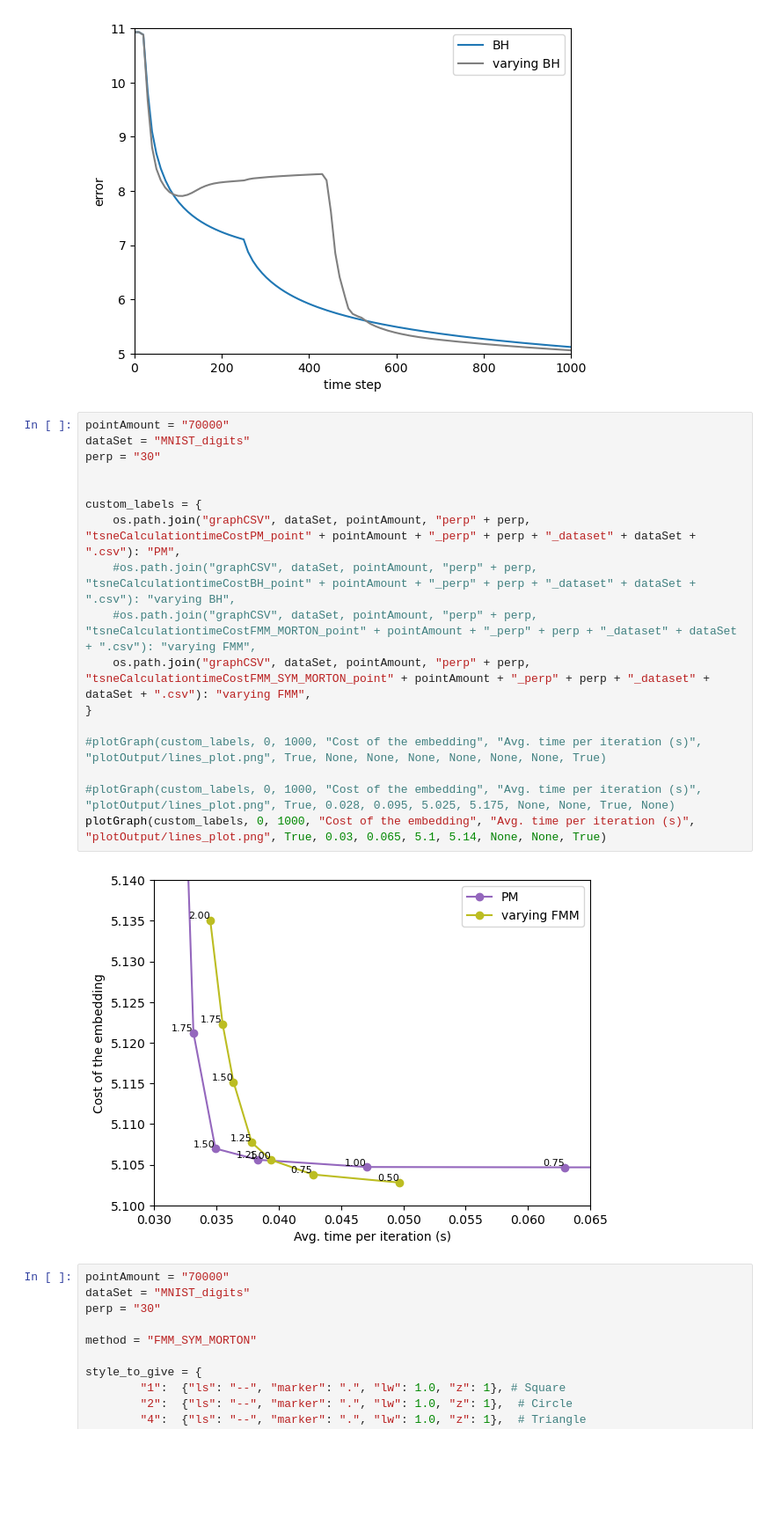
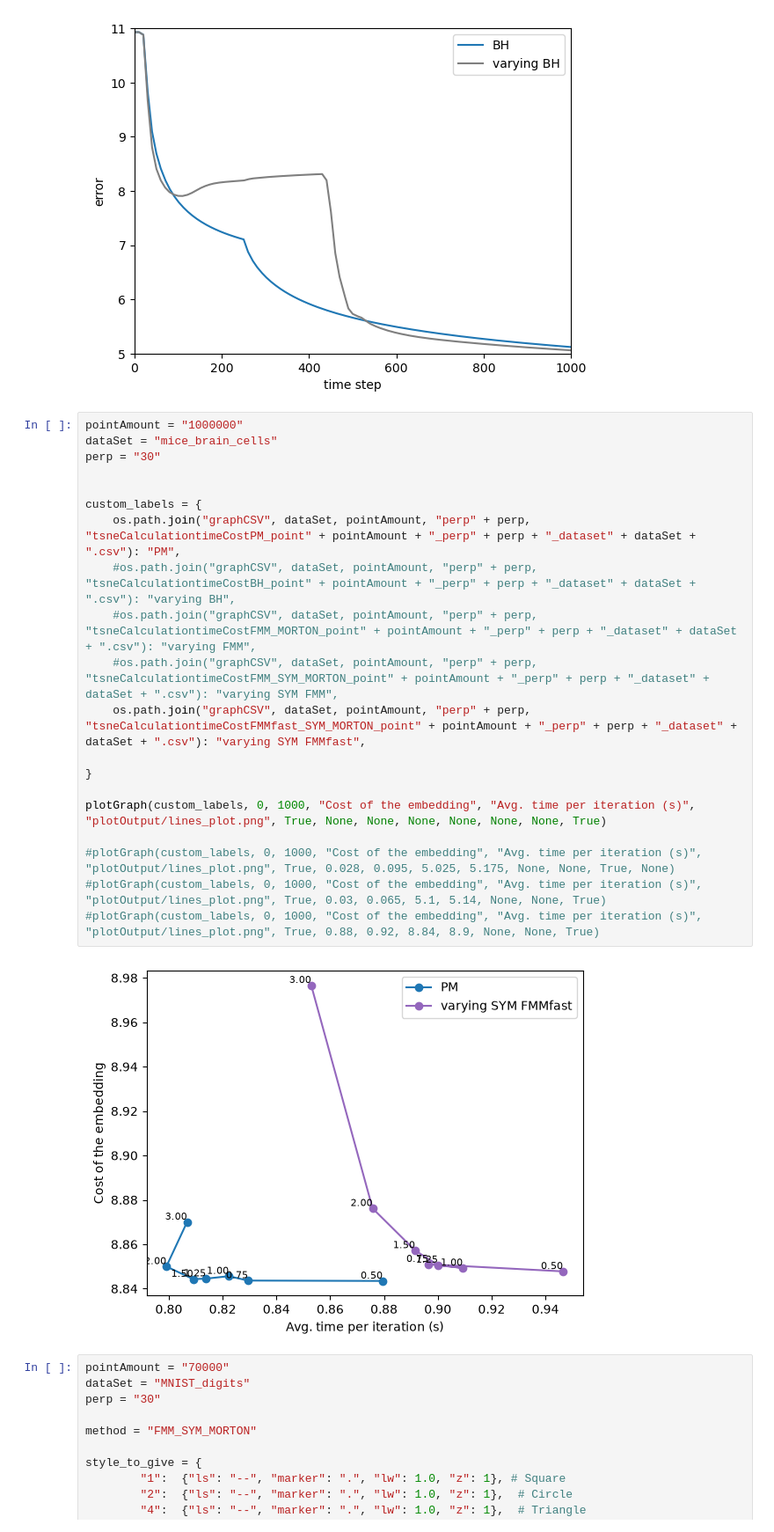
Before and after one commit to LucasFurer/FMM_tSNE, a Jupyter notebook: grapher.ipynb, the cells around one changed output. Shown at 88% size. Saved outputs shown, nothing was run; the diff lists cells and outputs as text; blank space fills up the shorter version.

```diff
--- a/grapher.ipynb
+++ b/grapher.ipynb
@@ -378,24 +401,27 @@ plotGraph(custom_labels, 0, 1000,"time step", "error", "plotOutput/lines_plot.pn
 # %% [output]
 [figure]
 # %%
-pointAmount = "70000"
-dataSet = "MNIST_digits"
+pointAmount = "1000000"
+dataSet = "mice_brain_cells"
 perp = "30"
 
 
 custom_labels = {
     os.path.join("graphCSV", dataSet, pointAmount, "perp" + perp, "tsneCalculationtimeCostPM_point" + pointAmount + "_perp" + perp + "_dataset" + dataSet + ".csv"): "PM",
     #os.path.join("graphCSV", dataSet, pointAmount, "perp" + perp, "tsneCalculationtimeCostBH_point" + pointAmount + "_perp" + perp + "_dataset" + dataSet + ".csv"): "varying BH",
     #os.path.join("graphCSV", dataSet, pointAmount, "perp" + perp, "tsneCalculationtimeCostFMM_MORTON_point" + pointAmount + "_perp" + perp + "_dataset" + dataSet + ".csv"): "varying FMM",
-    os.path.join("graphCSV", dataSet, pointAmount, "perp" + perp, "tsneCalculationtimeCostFMM_SYM_MORTON_point" + pointAmount + "_perp" + perp + "_dataset" + dataSet + ".csv"): "varying FMM",
+    #os.path.join("graphCSV", dataSet, pointAmount, "perp" + perp, "tsneCalculationtimeCostFMM_SYM_MORTON_point" + pointAmount + "_perp" + perp + "_dataset" + dataSet + ".csv"): "varying SYM FMM",
+    os.path.join("graphCSV", dataSet, pointAmount, "perp" + perp, "tsneCalculationtimeCostFMMfast_SYM_MORTON_point" + pointAmount + "_perp" + perp + "_dataset" + dataSet + ".csv"): "varying SYM FMMfast",
+
 }
 
-#plotGraph(custom_labels, 0, 1000, "Cost of the embedding", "Avg. time per iteration (s)", "plotOutput/lines_plot.png", True, None, None, None, None, None, None, True)
+plotGraph(custom_labels, 0, 1000, "Cost of the embedding", "Avg. time per iteration (s)", "plotOutput/lines_plot.png", True, None, None, None, None, None, None, True)
 
 #plotGraph(custom_labels, 0, 1000, "Cost of the embedding", "Avg. time per iteration (s)", "plotOutput/lines_plot.png", True, 0.028, 0.095, 5.025, 5.175, None, None, True, None)
-plotGraph(custom_labels, 0, 1000, "Cost of the embedding", "Avg. time per iteration (s)", "plotOutput/lines_plot.png", True, 0.03, 0.065, 5.1, 5.14, None, None, True)
+#plotGraph(custom_labels, 0, 1000, "Cost of the embedding", "Avg. time per iteration (s)", "plotOutput/lines_plot.png", True, 0.03, 0.065, 5.1, 5.14, None, None, True)
+#plotGraph(custom_labels, 0, 1000, "Cost of the embedding", "Avg. time per iteration (s)", "plotOutput/lines_plot.png", True, 0.88, 0.92, 8.84, 8.9, None, None, True)
 # %% [output]
-[figure, old version]
+[figure, new version]
 # %%
 pointAmount = "70000"
 dataSet = "MNIST_digits"
```
Also changed, not shown: parts of 2 cells of this notebook, 40 other files.
